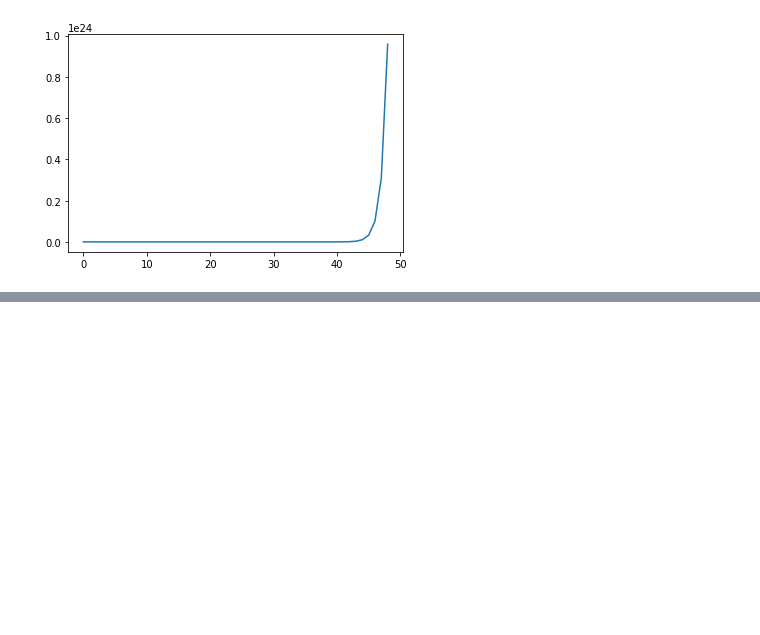
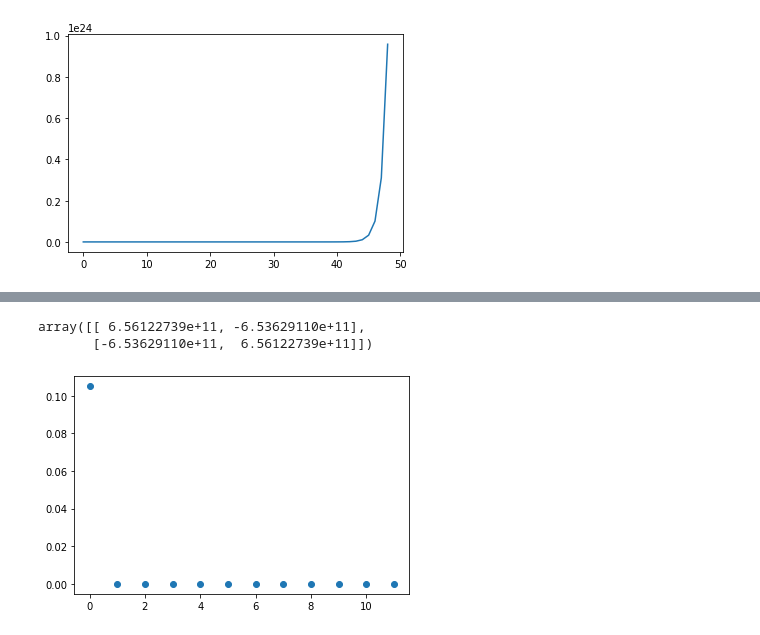
Before and after one commit to NTHU-Phys-Qubit/hw2-Bladerunner-constant-k, a Jupyter notebook: Problem-1.ipynb, the cells around one changed output, grey strips where cells are left out. Drawn from its saved outputs; the diff is of its cells as text; code cells hidden in the pictures; blank space fills up the shorter version.

```diff
--- a/Problem-1.ipynb
+++ b/Problem-1.ipynb
@@ -112,0 +113,37 @@ pylab.show()
+# %%
+# T=1, B=0, N=?(this type of way has problem, so I write in another way)
+
+import warnings; warnings.simplefilter("always")
+np.seterr(invalid='ignore')
+
+Z = T@T
+Z_Sz = Tz@T@T
+Z_SzSz = Tz@T@Tz@T
+
+N = 25 #25
+T = transfer_matrix(1, 0)
+Tz = impurity_matrix()
+
+SzSz = np.zeros(N+1)
+
+for j in range(N):
+    z = np.eye(2)
+    Z_SzSz = Tz
+    for i in range(N):
+        Z = Z @ T
+        if i == j:
+            Z_SzSz = Z_SzSz @ Tz @ T
+        else:
+            Z_SzSz = Z_SzSz @ T
+    SzSz[j] = np.trace(Z_SzSz)/np.trace(Z)
+
+    SzSz[N] = SzSz[0]
+
+plt.plot(SzSz[0:N//2], 'o')
+
+
+Z_SzSz
+# %% [output]
+array([[ 6.56122739e+11, -6.53629110e+11],
+       [-6.53629110e+11,  6.56122739e+11]])
+[figure, added]
```
Also changed, not shown: parts of 5 cells of this notebook.
